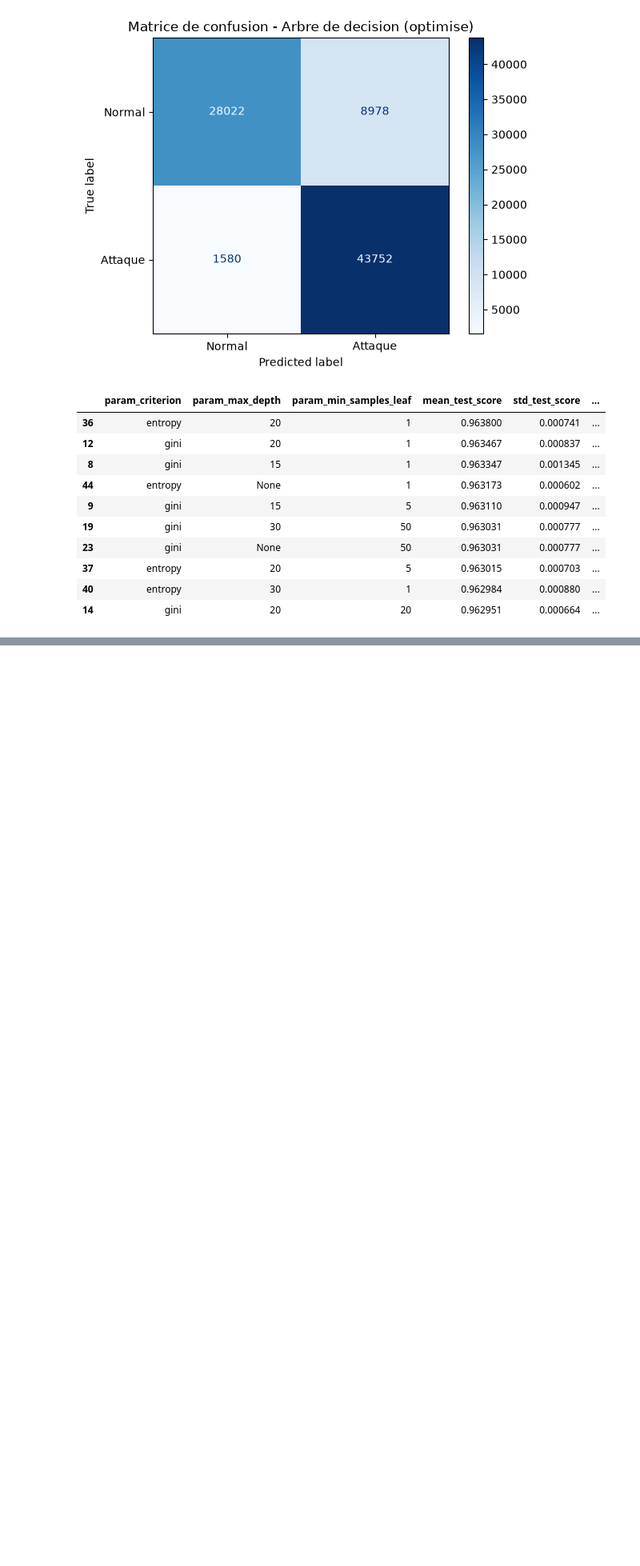
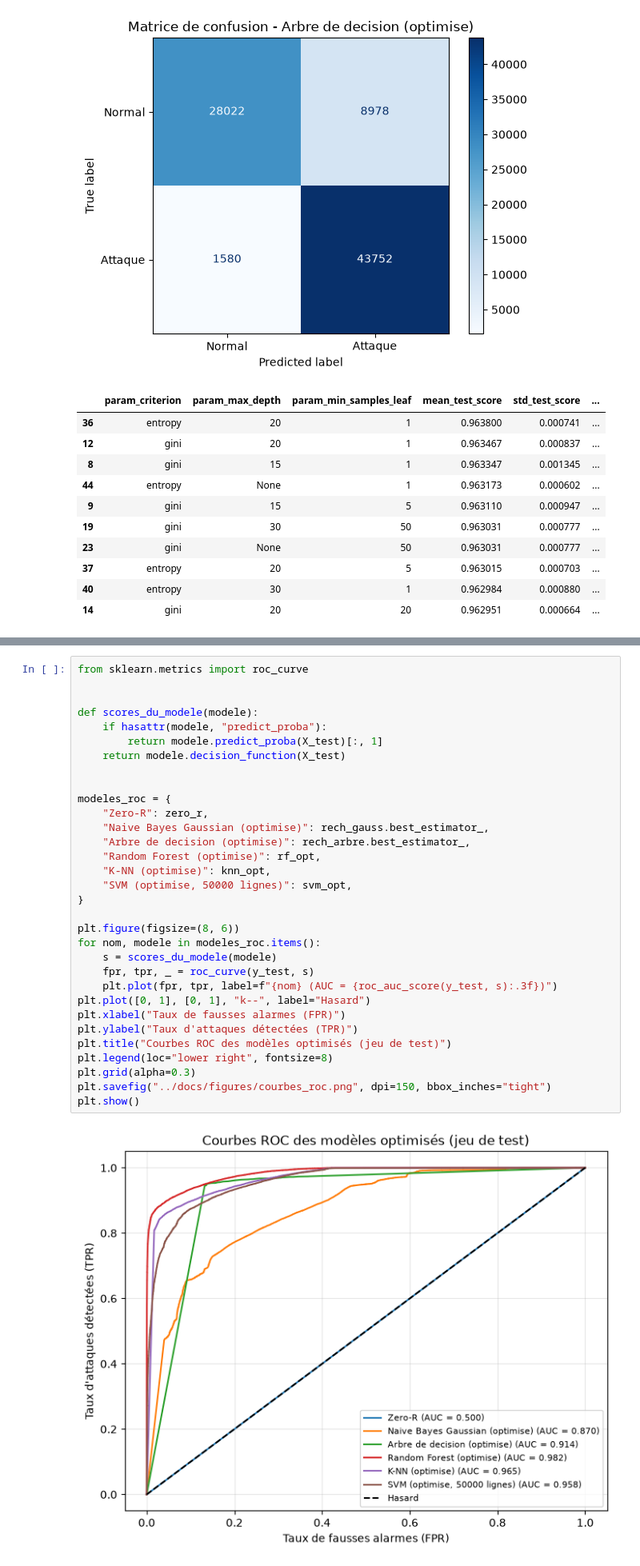
Before and after one commit to barellina/DM-Detection-Intrusions-UNSW-NB15, a Jupyter notebook: notebooks/03_model_training_evaluation.ipynb, the cells around one changed output, grey strips where cells are left out. Shown at 80% size. Drawn from its saved outputs; the diff is of its cells as text; blank space fills up the shorter version.

Commit message:
Add ROC curves and final model comparison

```diff
--- a/notebooks/03_model_training_evaluation.ipynb
+++ b/notebooks/03_model_training_evaluation.ipynb
@@ -561,0 +562,34 @@ Naive Bayes Bernoulli (optimise)    0.7478     0.8418  0.6674 0.7445   0.8184
+# %%
+from sklearn.metrics import roc_curve
+
+
+def scores_du_modele(modele):
+    if hasattr(modele, "predict_proba"):
+        return modele.predict_proba(X_test)[:, 1]
+    return modele.decision_function(X_test)
+
+
+modeles_roc = {
+    "Zero-R": zero_r,
+    "Naive Bayes Gaussian (optimise)": rech_gauss.best_estimator_,
+    "Arbre de decision (optimise)": rech_arbre.best_estimator_,
+    "Random Forest (optimise)": rf_opt,
+    "K-NN (optimise)": knn_opt,
+    "SVM (optimise, 50000 lignes)": svm_opt,
+}
+
+plt.figure(figsize=(8, 6))
+for nom, modele in modeles_roc.items():
+    s = scores_du_modele(modele)
+    fpr, tpr, _ = roc_curve(y_test, s)
+    plt.plot(fpr, tpr, label=f"{nom} (AUC = {roc_auc_score(y_test, s):.3f})")
+plt.plot([0, 1], [0, 1], "k--", label="Hasard")
+plt.xlabel("Taux de fausses alarmes (FPR)")
+plt.ylabel("Taux d'attaques détectées (TPR)")
+plt.title("Courbes ROC des modèles optimisés (jeu de test)")
+plt.legend(loc="lower right", fontsize=8)
+plt.grid(alpha=0.3)
+plt.savefig("../docs/figures/courbes_roc.png", dpi=150, bbox_inches="tight")
+plt.show()
+# %% [output]
+[figure, added]
```
Also changed, not shown: parts of 14 cells of this notebook, 3 other files.
